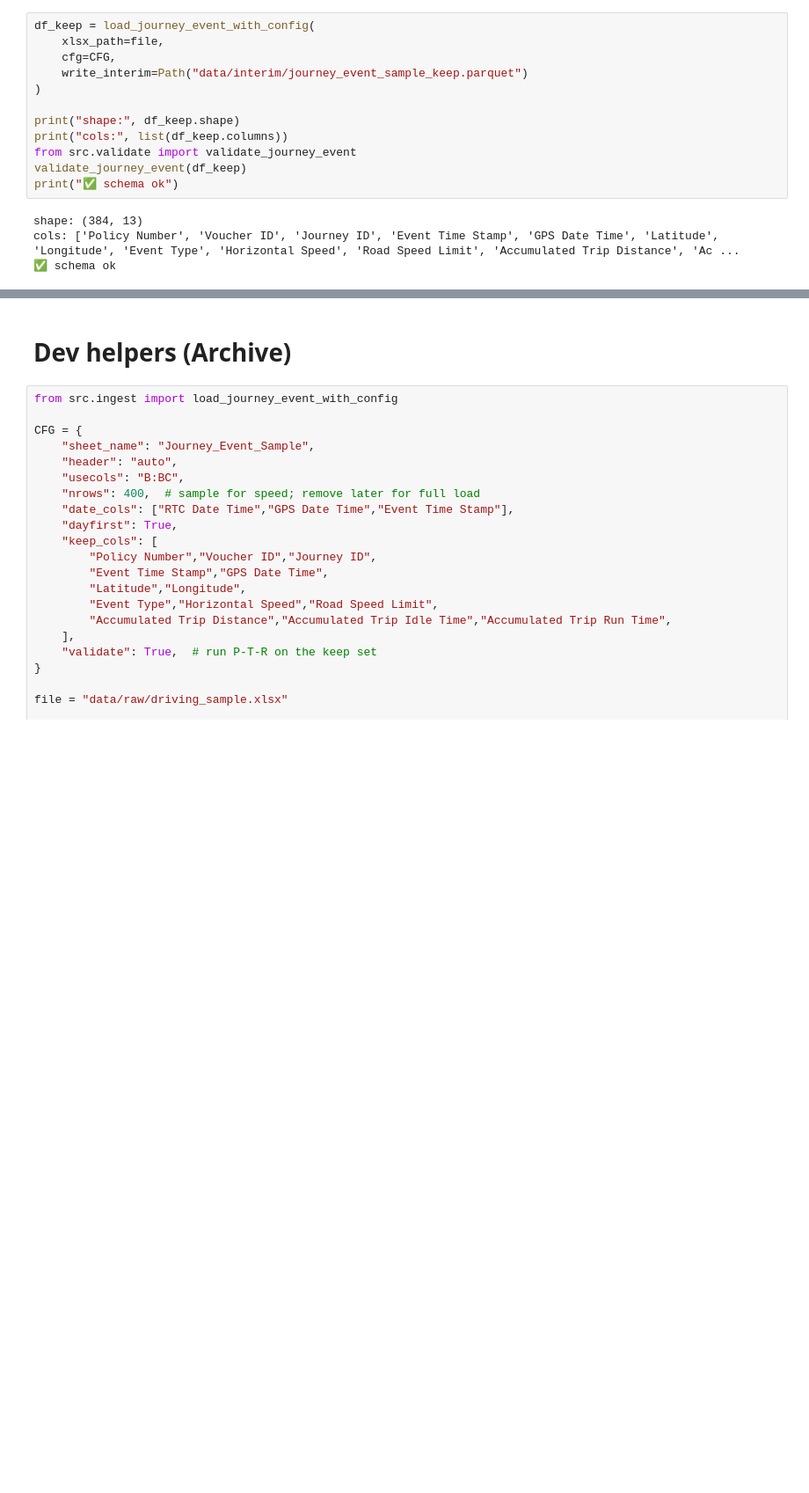
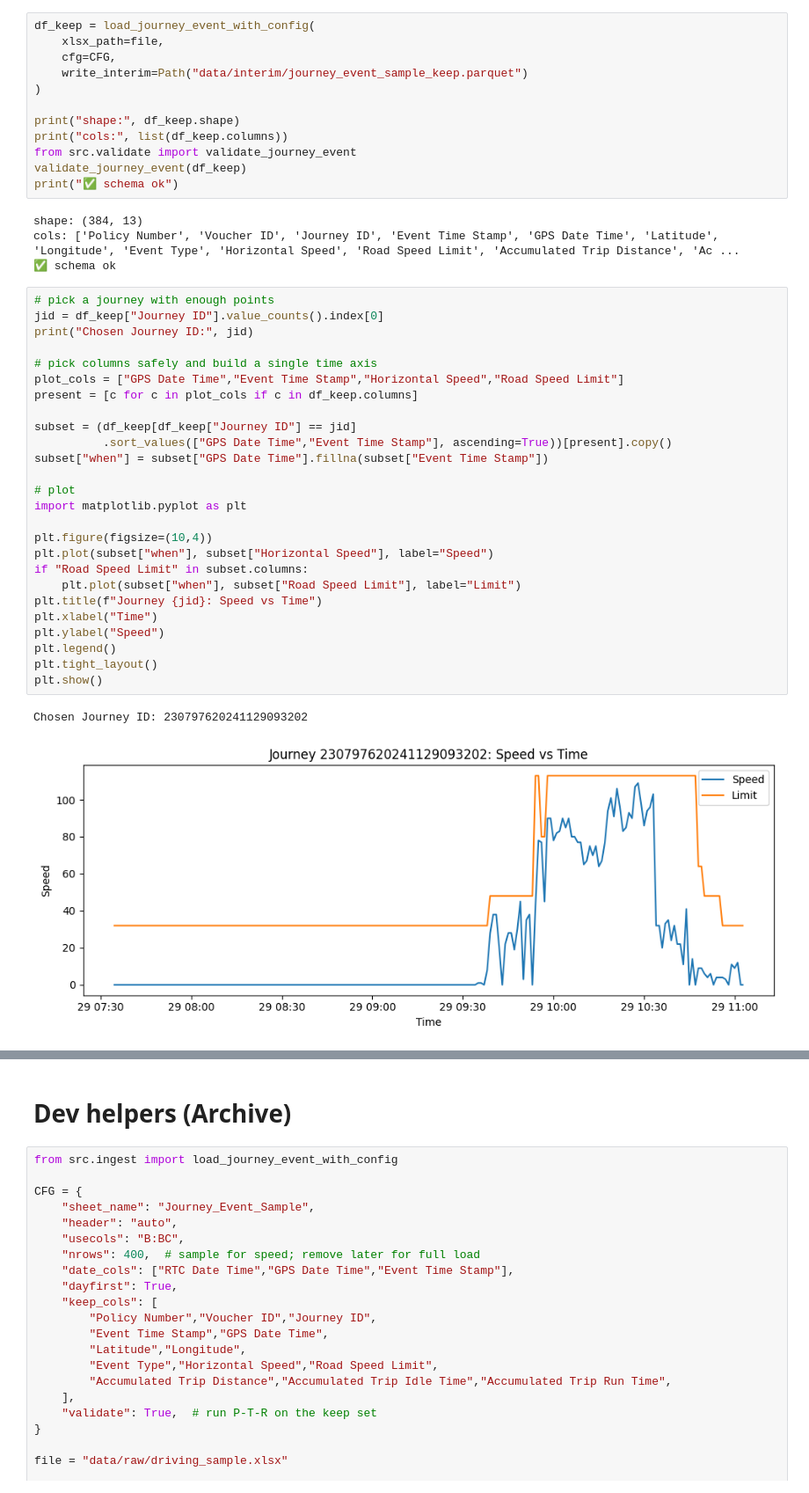
Before and after one commit to abdulabolahom/indepth-driving-data-analysis, a Jupyter notebook: notebooks/01_explore.ipynb, the cells around one changed output, grey strips where cells are left out. Shown at 88% size. Saved outputs shown, nothing was run; the diff lists cells and outputs as text; blank space fills up the shorter version.

```diff
--- a/notebooks/01_explore.ipynb
+++ b/notebooks/01_explore.ipynb
@@ -140,3 +182,32 @@ print("✅ schema ok")
 shape: (384, 13)
 cols: ['Policy Number', 'Voucher ID', 'Journey ID', 'Event Time Stamp', 'GPS Date Time', 'Latitude', 'Longitude', 'Event Type', 'Horizontal Speed', 'Road Speed Limit', 'Accumulated Trip Distance', 'Ac ...
 ✅ schema ok
+# %%
+# pick a journey with enough points
+jid = df_keep["Journey ID"].value_counts().index[0]
+print("Chosen Journey ID:", jid)
+
+# pick columns safely and build a single time axis
+plot_cols = ["GPS Date Time","Event Time Stamp","Horizontal Speed","Road Speed Limit"]
+present = [c for c in plot_cols if c in df_keep.columns]
+
+subset = (df_keep[df_keep["Journey ID"] == jid]
+          .sort_values(["GPS Date Time","Event Time Stamp"], ascending=True))[present].copy()
+subset["when"] = subset["GPS Date Time"].fillna(subset["Event Time Stamp"])
+
+# plot
+import matplotlib.pyplot as plt
+
+plt.figure(figsize=(10,4))
+plt.plot(subset["when"], subset["Horizontal Speed"], label="Speed")
+if "Road Speed Limit" in subset.columns:
+    plt.plot(subset["when"], subset["Road Speed Limit"], label="Limit")
+plt.title(f"Journey {jid}: Speed vs Time")
+plt.xlabel("Time")
+plt.ylabel("Speed")
+plt.legend()
+plt.tight_layout()
+plt.show()
+# %% [output]
+Chosen Journey ID: 230797620241129093202
+[figure, added]
```
Also changed, not shown: parts of 25 cells of this notebook.
